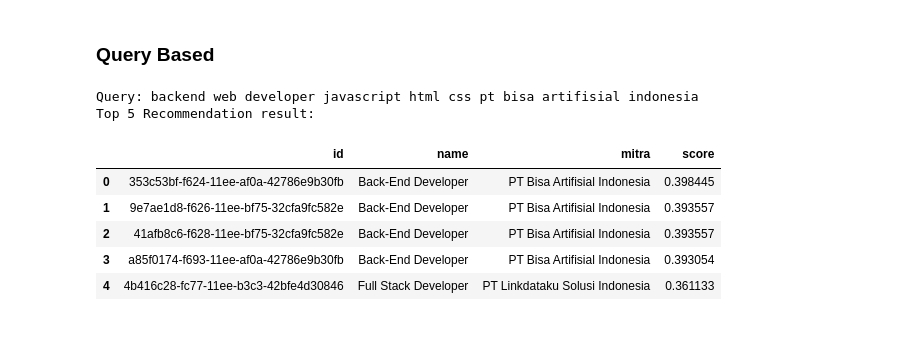
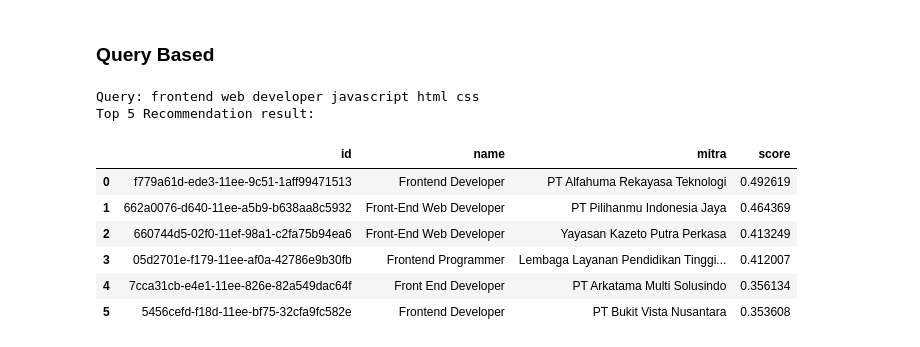
Before and after one commit to Aszaychik/optimasi-search-magang-merdeka, a Jupyter notebook: notebooks/model.ipynb, the cells around one changed output. Cells and saved outputs as stored; diff of their text form; code cells hidden in the pictures.

Commit message:
fix(model): update top query similar content

```diff
--- a/notebooks/model.ipynb
+++ b/notebooks/model.ipynb
@@ -447,7 +447,7 @@ def query_based_recommendation(query, n=10):
 
     similarity_score = cosine_similarity(query_vector, X)
     sorted_similar_content = similarity_score.argsort()[0][::-1]  # Reverse sort indices
-    top_n_content = sorted_similar_content[1:n+1]
+    top_n_content = sorted_similar_content[0:n+1]
 
     recommendation_result = pd.DataFrame(columns=['id', 'name', 'mitra', 'score'])
     print(f"Query: {query}")
@@ -467,13 +467,14 @@ def query_based_recommendation(query, n=10):
 
     return recommendation_result
 # %%
-query_based_recommendation('backend web developer javascript html css pt bisa artifisial indonesia', 5)
+query_based_recommendation('frontend web developer javascript html css', 5)
 # %% [output]
-Query: backend web developer javascript html css pt bisa artifisial indonesia
+Query: frontend web developer javascript html css
 Top 5 Recommendation result:
 |  | id | name | mitra | score |
-| 0 | 353c53bf-f624-11ee-af0a-42786e9b30fb | Back-End Developer | PT Bisa Artifisial Indonesia | 0.398445 |
-| 1 | 9e7ae1d8-f626-11ee-bf75-32cfa9fc582e | Back-End Developer | PT Bisa Artifisial Indonesia | 0.393557 |
-| 2 | 41afb8c6-f628-11ee-bf75-32cfa9fc582e | Back-End Developer | PT Bisa Artifisial Indonesia | 0.393557 |
-| 3 | a85f0174-f693-11ee-af0a-42786e9b30fb | Back-End Developer | PT Bisa Artifisial Indonesia | 0.393054 |
-| 4 | 4b416c28-fc77-11ee-b3c3-42bfe4d30846 | Full Stack Developer | PT Linkdataku Solusi Indonesia | 0.361133 |
+| 0 | f779a61d-ede3-11ee-9c51-1aff99471513 | Frontend Developer | PT Alfahuma Rekayasa Teknologi | 0.492619 |
+| 1 | 662a0076-d640-11ee-a5b9-b638aa8c5932 | Front-End Web Developer | PT Pilihanmu Indonesia Jaya | 0.464369 |
+| 2 | 660744d5-02f0-11ef-98a1-c2fa75b94ea6 | Front-End Web Developer | Yayasan Kazeto Putra Perkasa | 0.413249 |
+| 3 | 05d2701e-f179-11ee-af0a-42786e9b30fb | Frontend Programmer | Lembaga Layanan Pendidikan Tinggi... | 0.412007 |
+| 4 | 7cca31cb-e4e1-11ee-826e-82a549dac64f | Front End Developer | PT Arkatama Multi Solusindo | 0.356134 |
+| 5 | 5456cefd-f18d-11ee-bf75-32cfa9fc582e | Frontend Developer | PT Bukit Vista Nusantara | 0.353608 |
```
Also changed, not shown: parts of 2 cells of this notebook.
